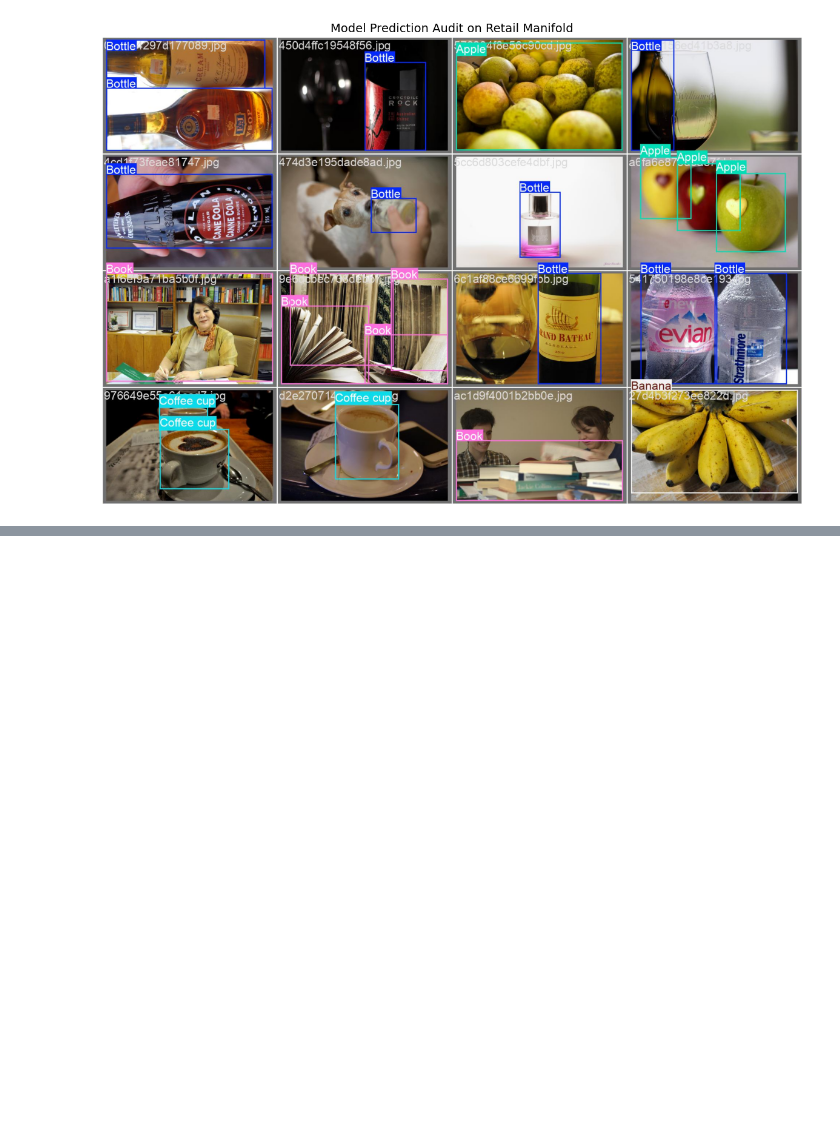
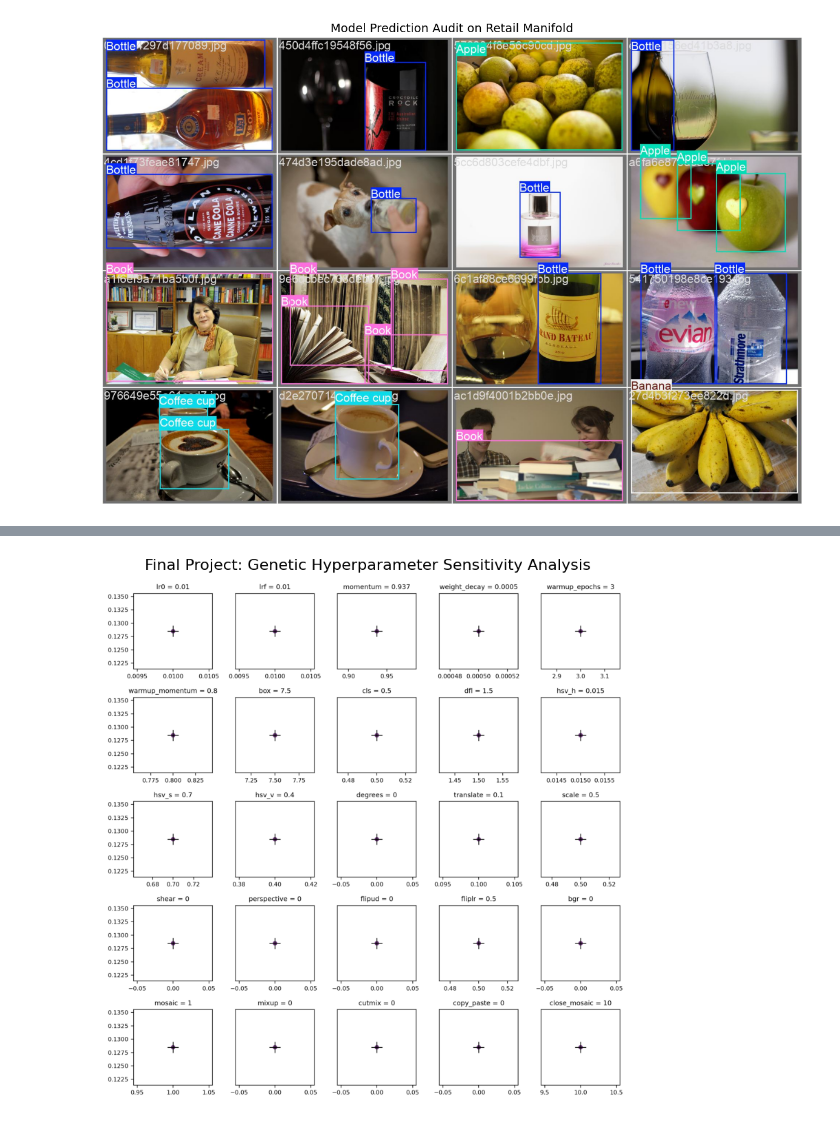
Before and after one commit to YuanFan666/Project-for-ESE-5971, a Jupyter notebook: Section48_Shuqin.ipynb, the cells around one changed output, grey strips where cells are left out. Saved outputs shown, nothing was run; the diff lists cells and outputs as text; code cells hidden in the pictures; blank space fills up the shorter version.

```diff
--- a/Section48_Shuqin.ipynb
+++ b/Section48_Shuqin.ipynb
@@ -289,0 +296,21 @@ print("\n--- System: Hyperparameter Evolution Cycle Complete ---")
+# %%
+import matplotlib.pyplot as plt
+import matplotlib.image as mpimg
+import os
+
+# Visualizing the final state of the genetic evolution
+evolve_path = '/content/runs/detect/Coconut_Final_Tuning/retail_hyper_search16/tune_scatter_plots.png'
+
+if os.path.exists(evolve_path):
+    plt.figure(figsize=(16, 10))
+    plt.imshow(mpimg.imread(evolve_path))
+    plt.axis('off')
+    plt.title('Final Project: Genetic Hyperparameter Sensitivity Analysis', fontsize=16)
+    plt.show()
+else:
+    print("⚠️ Plot not found. Checking for the fitness curve instead...")
+    # Alternative: check the fitness progression over 15 iterations
+    plt.imshow(mpimg.imread('/content/runs/detect/Coconut_Final_Tuning/retail_hyper_search16/tune_fitness.png'))
+    plt.show()
+# %% [output]
+[figure, added]
```
Also changed, not shown: parts of 3 cells of this notebook.
